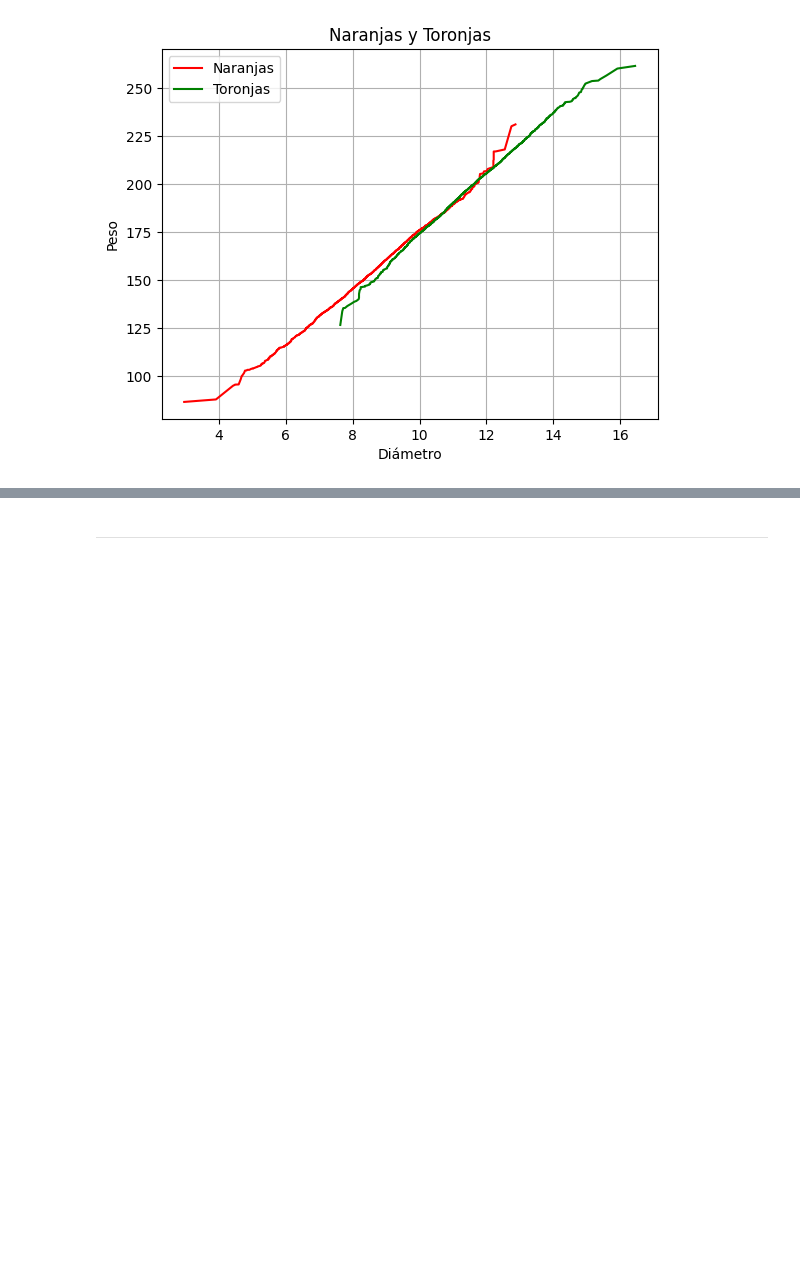
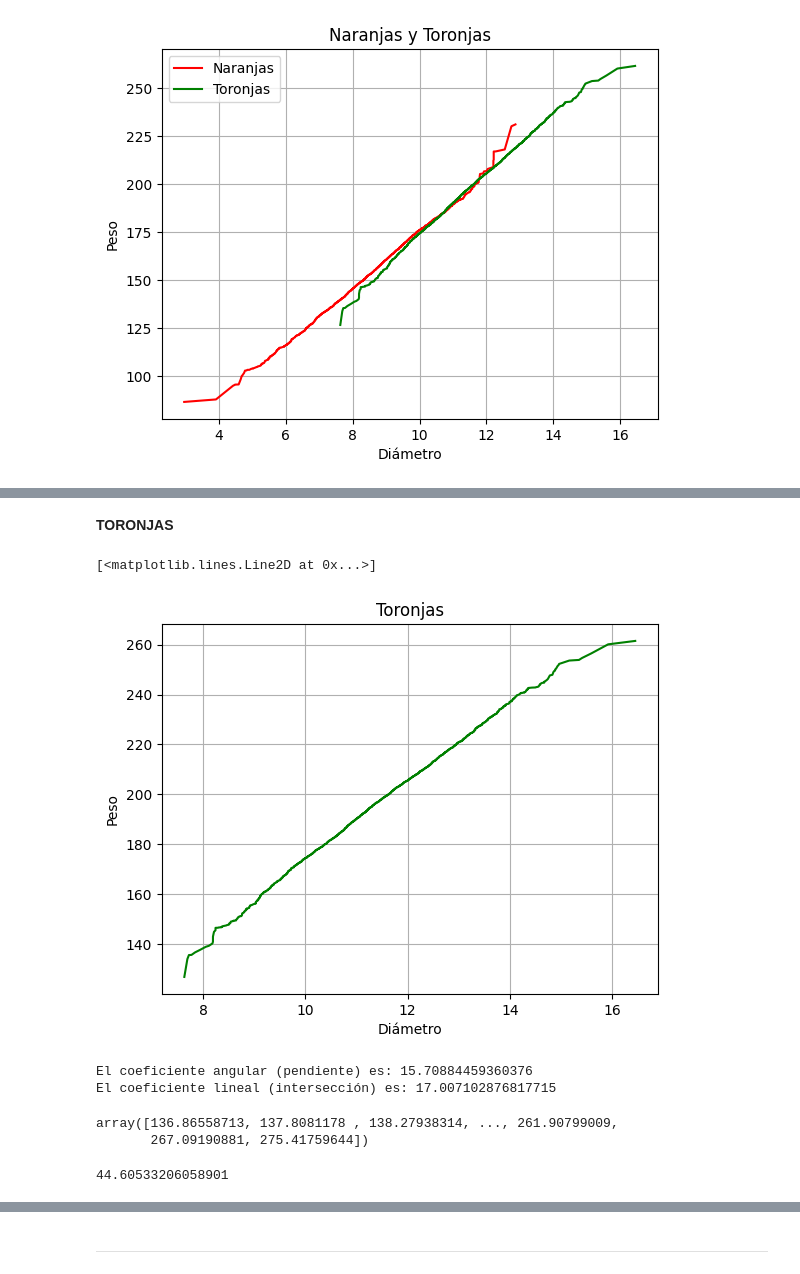
Before and after one commit to DanielRaiicHu/numPy, a Jupyter notebook: numPy.ipynb, the cells around one changed output, grey strips where cells are left out. Drawn from its saved outputs; the diff is of its cells as text; code cells hidden in the pictures; blank space fills up the shorter version.

```diff
--- a/numPy.ipynb
+++ b/numPy.ipynb
@@ -316,0 +364,12 @@ plt.show()
+# %% [markdown]
+**TORONJAS**
+# %%
+import matplotlib.pyplot as plt
+plt.title('Toronjas')
+plt.xlabel('Diámetro')
+plt.ylabel('Peso')
+plt.grid()
+plt.plot(diametro_toronjas, peso_toronjas, color = "green", label = "Toronjas")
+# %% [output]
+[<matplotlib.lines.Line2D at 0x...>]
+[figure, added]
@@ -316,0 +380,17 @@ plt.show()
+# %%
+at = (nt*np.sum(xt*yt)-np.sum(xt)*np.sum(yt))/(nt*np.sum(xt**2)-np.sum(xt)**2)
+bt = (np.sum(yt)-at*np.sum(xt))/nt
+print(f"El coeficiente angular (pendiente) es: {at}\nEl coeficiente lineal (intersección) es: {bt} ")
+# %% [output]
+El coeficiente angular (pendiente) es: 15.70884459360376
+El coeficiente lineal (intersección) es: 17.007102876817715
+# %%
+yt = at*xt+bt
+yt
+# %% [output]
+array([136.86558713, 137.8081178 , 138.27938314, ..., 261.90799009,
+       267.09190881, 275.41759644])
+# %%
+np.linalg.norm(peso_toronjas - yt)
+# %% [output]
+44.60533206058901
```
Also changed, not shown: parts of 23 cells of this notebook.
